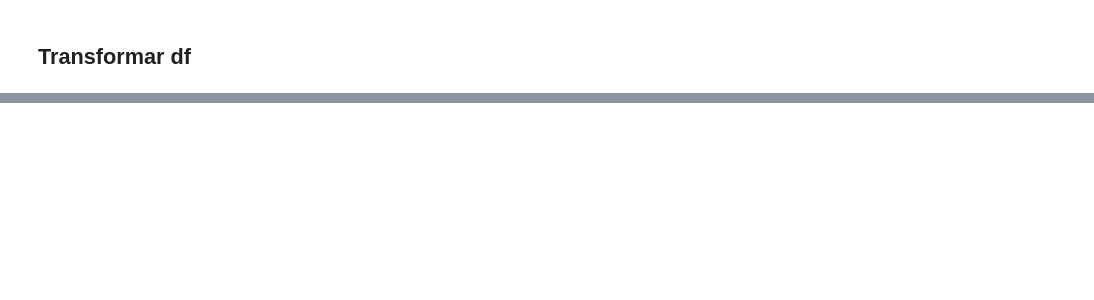
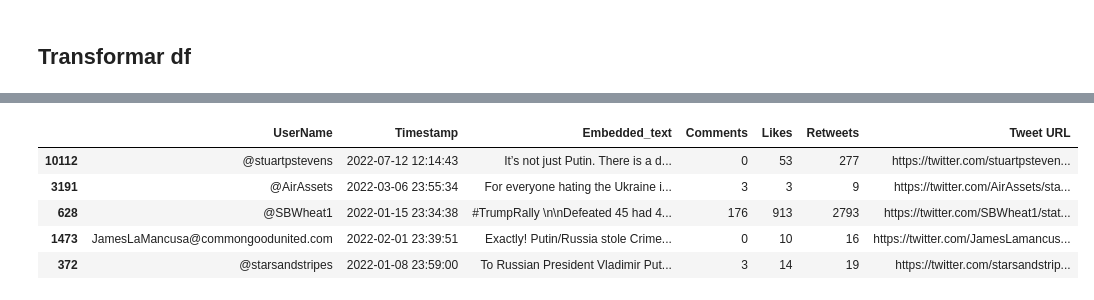
Before and after one commit to martina-nu/Proyecto-Final-ML, a Jupyter notebook: src/explore.ipynb, the cells around one changed output, grey strips where cells are left out. Cells and saved outputs as stored; diff of their text form; code cells hidden in the pictures; blank space fills up the shorter version.

```diff
--- a/src/explore.ipynb
+++ b/src/explore.ipynb
@@ -110,0 +159,9 @@ df_interim_z.sample(5)
+# %%
+df_interim_p.sample(5, random_state=123)
+# %% [output]
+|  | UserName | Timestamp | Embedded_text | Comments | Likes | Retweets | Tweet URL |
+| 10112 | @stuartpstevens | 2022-07-12 12:14:43 | It’s not just Putin. There is a d... | 0 | 53 | 277 | https://twitter.com/stuartpsteven... |
+| 3191 | @AirAssets | 2022-03-06 23:55:34 | For everyone hating the Ukraine i... | 3 | 3 | 9 | https://twitter.com/AirAssets/sta... |
+| 628 | @SBWheat1 | 2022-01-15 23:34:38 | #TrumpRally \n\nDefeated 45 had 4... | 176 | 913 | 2793 | https://twitter.com/SBWheat1/stat... |
+| 1473 | JamesLaMancusa@commongoodunited.com | 2022-02-01 23:39:51 | Exactly! Putin/Russia stole Crime... | 0 | 10 | 16 | https://twitter.com/JamesLamancus... |
+| 372 | @starsandstripes | 2022-01-08 23:59:00 | To Russian President Vladimir Put... | 3 | 14 | 19 | https://twitter.com/starsandstrip... |
```
Also changed, not shown: parts of 37 cells of this notebook, 1 other file.
